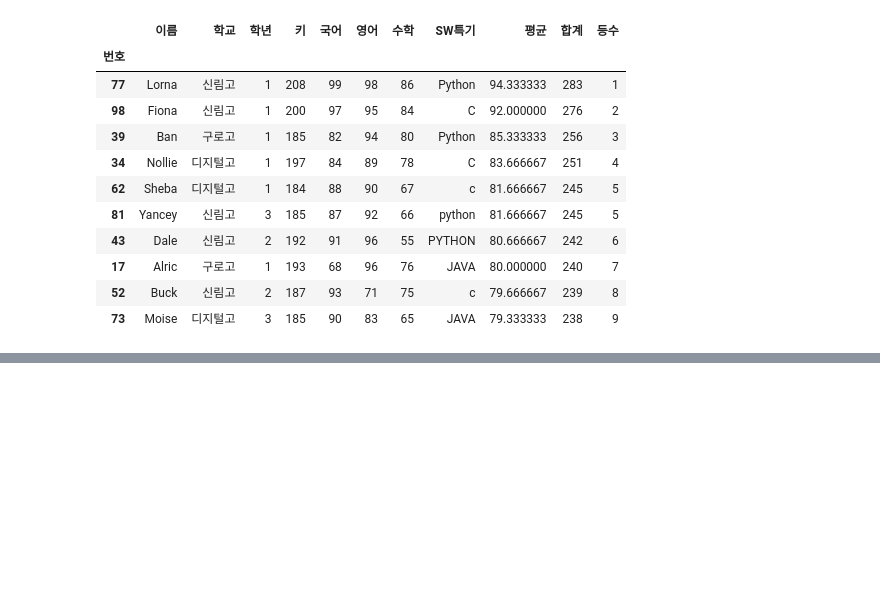
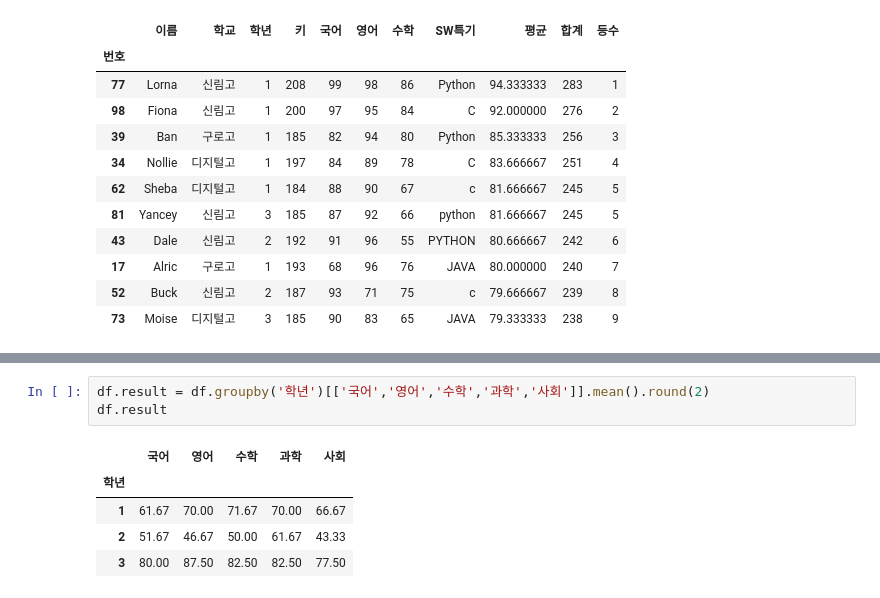
Before and after one commit to EPONINEE26/aix_data_0928, a Jupyter notebook: p1002/p1002_09_학생성적그래프.ipynb, the cells around one changed output, grey strips where cells are left out. Drawn from its saved outputs; the diff is of its cells as text; blank space fills up the shorter version.

```diff
--- a/p1002/p1002_09_학생성적그래프.ipynb
+++ b/p1002/p1002_09_학생성적그래프.ipynb
@@ -286,0 +405,9 @@ df_sorted.head(10)
+# %%
+df.result = df.groupby('학년')[['국어','영어','수학','과학','사회']].mean().round(2)
+df.result
+# %% [output]
+|  | 국어 | 영어 | 수학 | 과학 | 사회 |
+| 학년 |  |  |  |  |  |
+| 1 | 61.67 | 70.00 | 71.67 | 70.00 | 66.67 |
+| 2 | 51.67 | 46.67 | 50.00 | 61.67 | 43.33 |
+| 3 | 80.00 | 87.50 | 82.50 | 82.50 | 77.50 |
```
Also changed, not shown: parts of 15 cells of this notebook, 33 other files.
